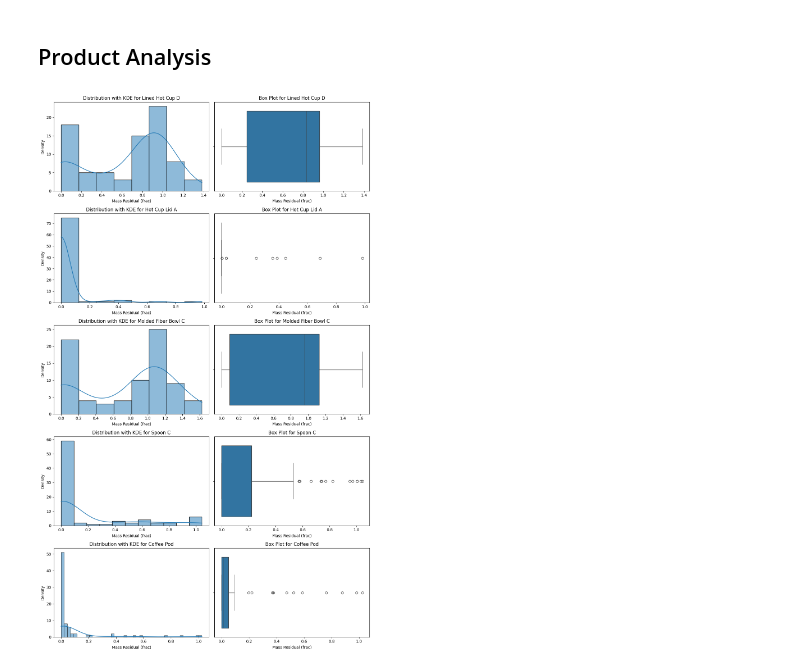
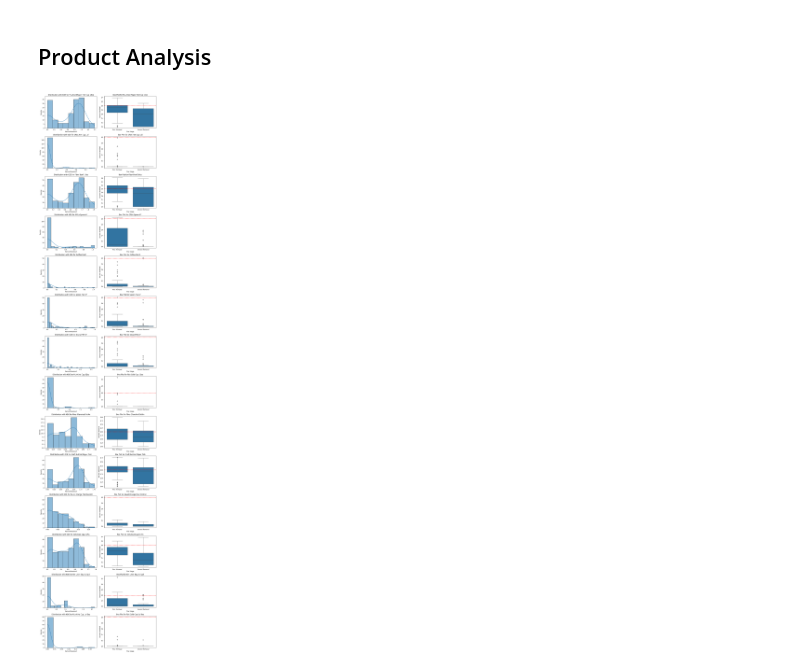
Before and after one commit to uchicago-dsi/compostable-disintegration-analysis, a Jupyter notebook: notebooks/explore_trials.ipynb, the cells around one changed output. Saved outputs shown, nothing was run; the diff lists cells and outputs as text; code cells hidden in the pictures.

Commit message:
clean facility condition, update explore 10 trials

```diff
--- a/notebooks/explore_trials.ipynb
+++ b/notebooks/explore_trials.ipynb
@@ -86,21 +182,2 @@ plt.show()
 # %% [markdown]
 ## Phase Analysis
-# %%
-trial_stages_filtered = mass[mass['Trial Stage'].isin(['First Removal', 'Second Removal'])]
-numeric_columns = mass.select_dtypes(include='number').columns.tolist()
-
-trial_stages_melted = trial_stages_filtered.melt(id_vars=['Trial Stage'], value_vars=numeric_columns,
-                                                  var_name='Product', value_name='Measurement')
-
-trial_stages_melted['Measurement'] = pd.to_numeric(trial_stages_melted['Measurement'], errors='coerce')
-trial_stages_melted_cleaned = trial_stages_melted.dropna(subset=['Measurement'])
-
-plt.figure(figsize=(20, 10))
-sns.boxplot(x='Product', y='Measurement', hue='Trial Stage', data=trial_stages_melted_cleaned)
-plt.title('Comparison of Product Measurements: First vs Second Removal')
-plt.xticks(rotation=90)
-plt.xlabel('Product')
-plt.ylabel('Residual Mass (%)')
-plt.legend(title='Trial Stage')
-plt.tight_layout()
-plt.show()
@@ -109,25 +223,57 @@ plt.show()
 # %% [markdown]
 ## Product Analysis
 # %%
-selected_products = ['Lined Hot Cup D', 'Hot Cup Lid A', 'Molded Fiber Bowl C', 'Spoon C', 'Coffee Pod']
+def product_analysis(data, selected_products):
+    data_filtered = data[data['trial_stage'].isin(
+        ['First Removal', 'Second Removal'])
+    ]
+    data_filtered['percent_residual'] = pd.to_numeric(
+        data_filtered['percent_residual'], errors='coerce')
 
-fig, axes = plt.subplots(nrows=len(selected_products), ncols=2, figsize=(12, 4 * len(selected_products)))
+    data_filtered = data_filtered.dropna(subset=['percent_residual'])
 
-if len(selected_products) == 1:
-    axes = np.array([[axes,]])
+    fig, axes = plt.subplots(nrows=len(selected_products),
+                             ncols=2,
+                             figsize=(12, 4 * len(selected_products)))
 
-for row, product in enumerate(selected_products):
-    sns.histplot(mass[product], ax=axes[row, 0], kde=True)
-    axes[row, 0].set_title(f'Distribution with KDE for {product}')
-    axes[row, 0].set_xlabel('Mass Residual (frac)')
-    axes[row, 0].set_ylabel('Density')
+    if len(selected_products) == 1:
+        axes = np.array([[axes,]])
+    else:
+        axes = axes.flatten()
 
-    sns.boxplot(x=mass[product], ax=axes[row, 1])
-    axes[row, 1].set_title(f'Box Plot for {product}')
-    axes[row, 1].set_xlabel('Mass Residual (frac)')
-    axes[row, 1].set_ylabel('')
 
-plt.tight_layout()
-plt.show()
+    for row, product in enumerate(selected_products):
+        sns.histplot(data_filtered[data_filtered['product_name'] == product]['percent_residual'],
+                     ax=axes[row*2], kde=True)
+        axes[row*2].set_title(f'Distribution with KDE for {product}')
+        axes[row*2].set_xlabel('Percent Residual')
+        axes[row*2].set_ylabel('Density')
+
+        sns.boxplot(x='trial_stage', y='percent_residual', data=data_filtered[data_filtered['product_name'] == product],
+                    ax=axes[row*2 + 1])
+        axes[row*2 + 1].set_title(f'Box Plot for {product}')
+        axes[row*2 + 1].set_xlabel('Trial Stage')
+        axes[row*2 + 1].set_ylabel('Percent Residual')
+        axes[row*2 + 1].axhline(y=1, color='r', linestyle='--')  # Add a horizontal line at y=1
+
+    plt.tight_layout()
+    plt.show()
+
+selected_products = ['PLa-lined Paper Hot Cup 12oz',
+                     'CPLA Hot Cup Lid',
+                     'Fiber Bowl 16oz',
+                     'CPLA Spoon 6"',
+                     'Coffee Pod 1',
+                     'Spoon PLA 6"',
+                     'Straw PHA 8"',
+                     'PLA Cold Cup 12oz',
+                     'Fiber Clamshell 9x9in',
+                     'Kraft Butcher Paper Pink',
+                     'Navel Orange Peel Control',
+                     'Cellulose bag 5x7in',
+                     'Bin Liner Bag 2.5 gal',
+                     'PLA Cold Cup Lid 8oz']
+
+phase_analysis(mass_long, selected_products)
 # %% [output]
-[figure, old version]
+[figure, new version]
```
Also changed, not shown: parts of 23 cells of this notebook, 1 other file.
